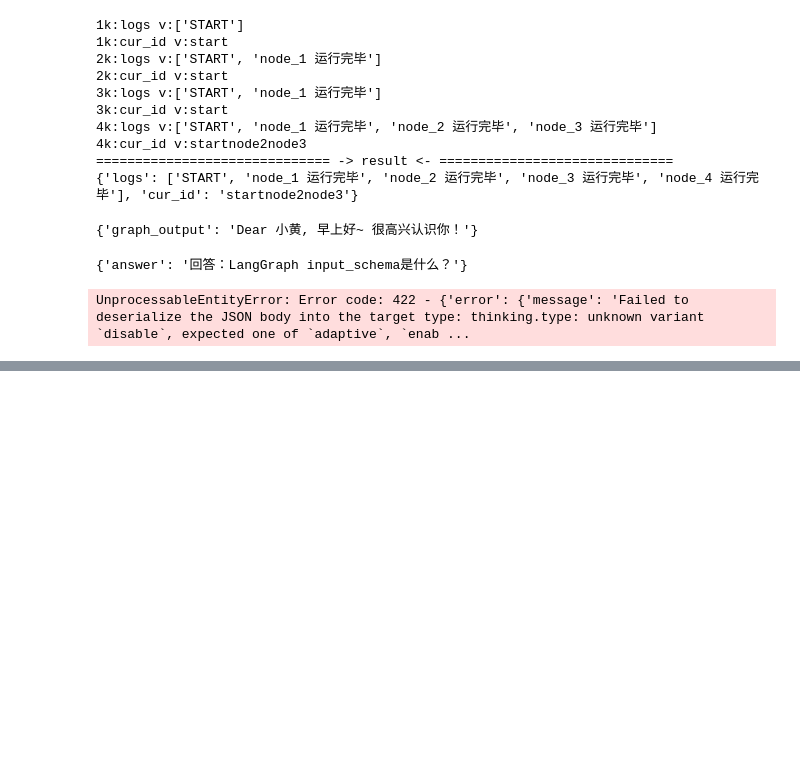
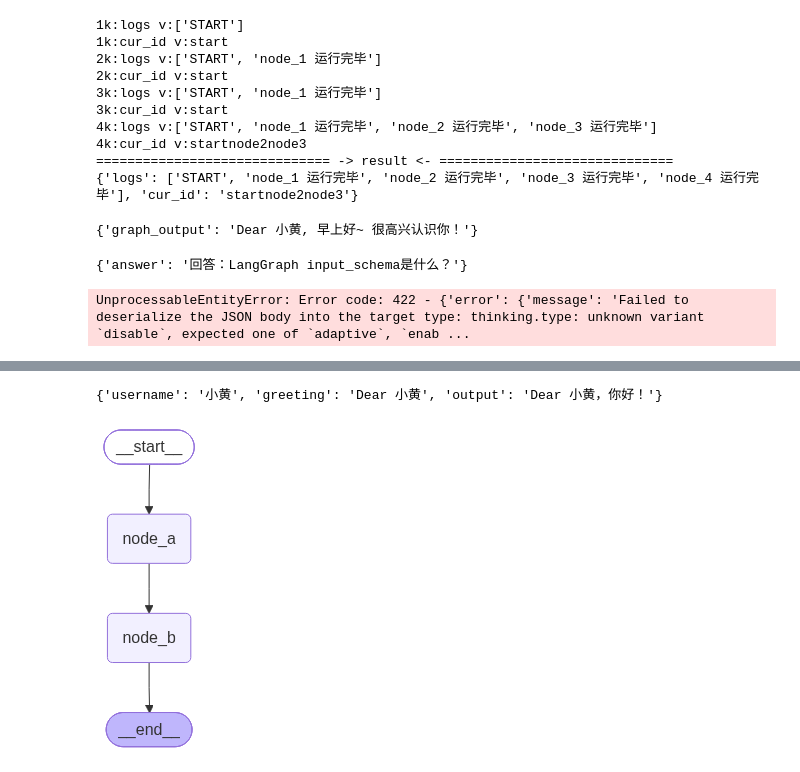
Before and after one commit to yoona2333/LangGraph, a Jupyter notebook: 02.ipynb, the cells around one changed output, grey strips where cells are left out. Drawn from its saved outputs; the diff is of its cells as text; code cells hidden in the pictures; blank space fills up the shorter version.

```diff
--- a/02.ipynb
+++ b/02.ipynb
@@ -475,0 +512,36 @@ UnprocessableEntityError: Error code: 422 - {'error': {'message': 'Failed to des
+# %%
+
+from langgraph.graph import StateGraph, START, END
+from typing import TypedDict
+
+class OverAllState(TypedDict):
+    username: str
+    greeting: str
+    output: str
+
+def node_a(state: OverAllState) -> OverAllState:
+    return {
+        "greeting": "Dear " + state["username"]
+    }
+
+def node_b(state: OverAllState) -> OverAllState:
+    return {
+        "output": state["greeting"] + "，你好！"
+    }
+
+builder = StateGraph(state_schema=OverAllState)
+builder.add_edge(START, "node_a")
+builder.add_sequence([node_a, node_b])
+'''相比手动调用多次 add_node 和 add_edge，add_sequence 更适合用于构建简单的线性执行流程'''
+builder.add_edge("node_b", END)
+"""和 END 不同，START 通常不能省略。因为 START 不只是一个语义上的起点标记，它还用于告诉 LangGraph：图运行时应当从哪些节点开始执行。也就是说，下面这条边是启动图执行的关键："""
+graph = builder.compile()
+res = graph.invoke({"username": "小黄"})
+print(res)
+
+from IPython.display import display
+
+display(graph)
+# %% [output]
+{'username': '小黄', 'greeting': 'Dear 小黄', 'output': 'Dear 小黄，你好！'}
+[figure, added]
```
Also changed, not shown: parts of 4 cells of this notebook.
